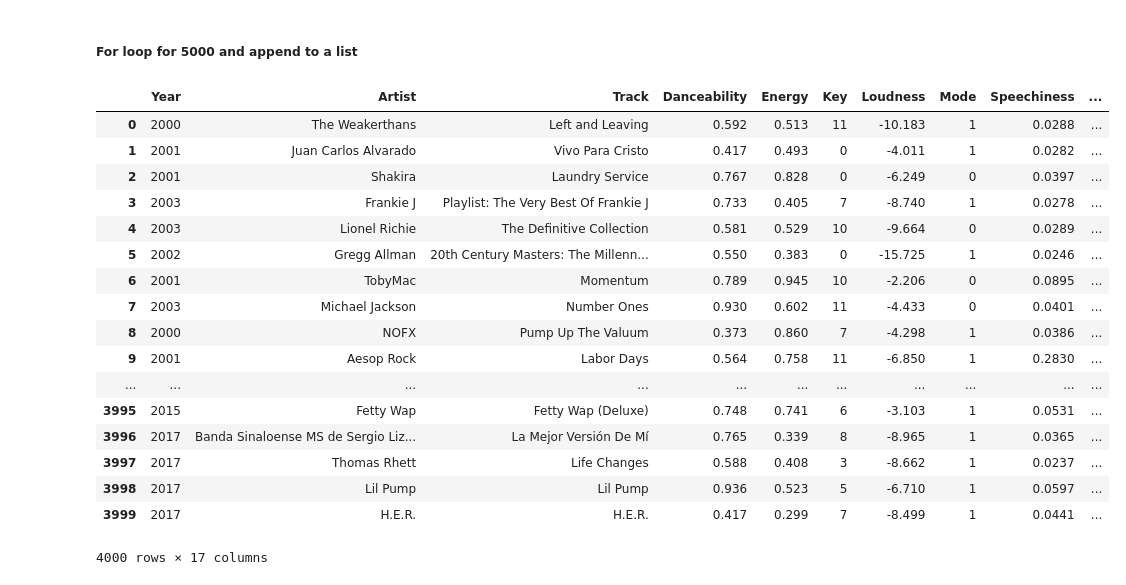
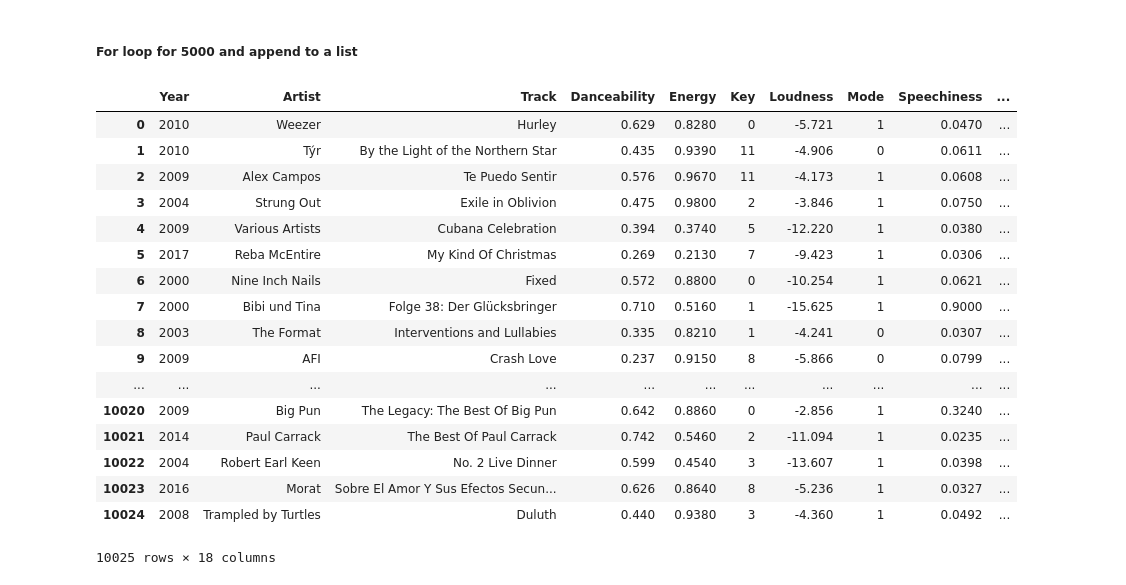
Before and after one commit to shazlie/ToolsProject, a Jupyter notebook: Generating-Random-Songs (2).ipynb, the cells around one changed output. Saved outputs shown, nothing was run; the diff lists cells and outputs as text; code cells hidden in the pictures.

Commit message:
Added artist popularity and song popularity
Extracted 10k more randomized songs with artist popularity and song popularity (the initial one didn't include those features).

```diff
--- a/Generating-Random-Songs (2).ipynb
+++ b/Generating-Random-Songs (2).ipynb
@@ -26,9 +26,9 @@ def get_randomsong_features():
     # generate a random offset
     rand1to1000 = range(1,10000)
     RandomOffset=random.choice(rand1to1000)
-
-    songs=sp.search(q='year:2004-2009',limit=1,offset=RandomOffset,type="track", market="US")
-
+    year=range(2000,2018)
+    RandomYear=str(random.choice(year))
+    songs=sp.search(q='tag:hipster',limit=1,offset=RandomOffset,type="track", market="US")
     items = songs['tracks']['items']
     track=items[0]
     song_id = str(track["id"])
@@ -67,51 +90,47 @@ for i in range(0,1100):
 # %%
-# random for 2009-2013
-songs_features3=[]
-for i in range(0,1000):
+
+#'tag:hipster'
+songs_features5=[]
+for i in range(0,1500):
     danceability, energy, key, loudness, mode,speechiness,acousticness, instrumentalness, liveness, valence, tempo, type_, id_,uri, track_href,analysis_url,duration_ms, time_signature=get_randomsong_features().values()
     track_info = sp.track(uri)
-    artist_name = artist_name = track_info['album']['artists'][0]['name']
+    artist_name = track_info['album']['artists'][0]['name']
     track_name = track_info['album']['name']
+    artists=sp.search('artist:'+artist_name+'*' , type='artist')
+    try:
+        artist_popularity = artists['artists']['items'][0]['popularity']
+    except:
+        artist_popularity = 0
     track_year = track_info['album']['release_date'][0:4]
     track_pop=track_info['popularity']
-    songs_features3.append((track_year,artist_name,track_name,danceability, energy, key, loudness, mode, speechiness,acousticness, instrumentalness, liveness, valence, tempo,track_pop,duration_ms, time_signature))
+    songs_features5.append((track_year,artist_name,track_name,danceability, energy, key, loudness, mode, speechiness,acousticness, instrumentalness, liveness, valence, tempo,artist_popularity,track_pop,duration_ms, time_signature))
+    allsongs=songs_features+songs_features3+songs_features5
-# %%
-# random for 2013-2017
-songs_features4=[]
-for i in range(0,2000):
-    danceability, energy, key, loudness, mode,speechiness,acousticness, instrumentalness, liveness, valence, tempo, type_, id_,uri, track_href,analysis_url,duration_ms, time_signature=get_randomsong_features().values()
-    track_info = sp.track(uri)
-    artist_name = artist_name = track_info['album']['artists'][0]['name']
-    track_name = track_info['album']['name']
-    track_year = track_info['album']['release_date'][0:4]
-    track_pop=track_info['popularity']
-    songs_features4.append((track_year,artist_name,track_name,danceability, energy, key, loudness, mode, speechiness,acousticness, instrumentalness, liveness, valence, tempo,track_pop,duration_ms, time_signature))
 # %%
-allsongs=songs_features+songs_features3+songs_features4
 # Create a DataFrame
+allsongs=songs_features+songs_features3+songs_features5+songs_features4
 import pandas as pd
 
 columns_ = ["Year", "Artist", "Track", "Danceability","Energy", "Key", "Loudness", "Mode", "Speechiness", "Acousticness",
-          "Instrumentalness", "Liveness", "Valence", "Tempo","Song Popularity", "Duration_ms", "Time Signature"]
+          "Instrumentalness", "Liveness", "Valence", "Tempo","Artist Popilarity","Song Popularity", "Duration_ms", "Time Signature"]
 df =pd.DataFrame(allsongs, columns=columns_)
 df
 # %% [output]
 |  | Year | Artist | Track | Danceability | Energy | Key | Loudness | Mode | Speechiness | ... |
-| 0 | 2000 | The Weakerthans | Left and Leaving | 0.592 | 0.513 | 11 | -10.183 | 1 | 0.0288 | ... |
-| 1 | 2001 | Juan Carlos Alvarado | Vivo Para Cristo | 0.417 | 0.493 | 0 | -4.011 | 1 | 0.0282 | ... |
-| 2 | 2001 | Shakira | Laundry Service | 0.767 | 0.828 | 0 | -6.249 | 0 | 0.0397 | ... |
-| 3 | 2003 | Frankie J | Playlist: The Very Best Of Frankie J | 0.733 | 0.405 | 7 | -8.740 | 1 | 0.0278 | ... |
-| 4 | 2003 | Lionel Richie | The Definitive Collection | 0.581 | 0.529 | 10 | -9.664 | 0 | 0.0289 | ... |
-| 5 | 2002 | Gregg Allman | 20th Century Masters: The Millenn... | 0.550 | 0.383 | 0 | -15.725 | 1 | 0.0246 | ... |
-| 6 | 2001 | TobyMac | Momentum | 0.789 | 0.945 | 10 | -2.206 | 0 | 0.0895 | ... |
-| 7 | 2003 | Michael Jackson | Number Ones | 0.930 | 0.602 | 11 | -4.433 | 0 | 0.0401 | ... |
-| 8 | 2000 | NOFX | Pump Up The Valuum | 0.373 | 0.860 | 7 | -4.298 | 1 | 0.0386 | ... |
-| 9 | 2001 | Aesop Rock | Labor Days | 0.564 | 0.758 | 11 | -6.850 | 1 | 0.2830 | ... |
+| 0 | 2010 | Weezer | Hurley | 0.629 | 0.8280 | 0 | -5.721 | 1 | 0.0470 | ... |
+| 1 | 2010 | Týr | By the Light of the Northern Star | 0.435 | 0.9390 | 11 | -4.906 | 0 | 0.0611 | ... |
+| 2 | 2009 | Alex Campos | Te Puedo Sentir | 0.576 | 0.9670 | 11 | -4.173 | 1 | 0.0608 | ... |
+| 3 | 2004 | Strung Out | Exile in Oblivion | 0.475 | 0.9800 | 2 | -3.846 | 1 | 0.0750 | ... |
+| 4 | 2009 | Various Artists | Cubana Celebration | 0.394 | 0.3740 | 5 | -12.220 | 1 | 0.0380 | ... |
+| 5 | 2017 | Reba McEntire | My Kind Of Christmas | 0.269 | 0.2130 | 7 | -9.423 | 1 | 0.0306 | ... |
+| 6 | 2000 | Nine Inch Nails | Fixed | 0.572 | 0.8800 | 0 | -10.254 | 1 | 0.0621 | ... |
+| 7 | 2000 | Bibi und Tina | Folge 38: Der Glücksbringer | 0.710 | 0.5160 | 1 | -15.625 | 1 | 0.9000 | ... |
+| 8 | 2003 | The Format | Interventions and Lullabies | 0.335 | 0.8210 | 1 | -4.241 | 0 | 0.0307 | ... |
+| 9 | 2009 | AFI | Crash Love | 0.237 | 0.9150 | 8 | -5.866 | 0 | 0.0799 | ... |
 | ... | ... | ... | ... | ... | ... | ... | ... | ... | ... | ... |
-| 3995 | 2015 | Fetty Wap | Fetty Wap (Deluxe) | 0.748 | 0.741 | 6 | -3.103 | 1 | 0.0531 | ... |
-| 3996 | 2017 | Banda Sinaloense MS de Sergio Liz... | La Mejor Versión De Mí | 0.765 | 0.339 | 8 | -8.965 | 1 | 0.0365 | ... |
-| 3997 | 2017 | Thomas Rhett | Life Changes | 0.588 | 0.408 | 3 | -8.662 | 1 | 0.0237 | ... |
-| 3998 | 2017 | Lil Pump | Lil Pump | 0.936 | 0.523 | 5 | -6.710 | 1 | 0.0597 | ... |
-| 3999 | 2017 | H.E.R. | H.E.R. | 0.417 | 0.299 | 7 | -8.499 | 1 | 0.0441 | ... |
+| 10020 | 2009 | Big Pun | The Legacy: The Best Of Big Pun | 0.642 | 0.8860 | 0 | -2.856 | 1 | 0.3240 | ... |
+| 10021 | 2014 | Paul Carrack | The Best Of Paul Carrack | 0.742 | 0.5460 | 2 | -11.094 | 1 | 0.0235 | ... |
+| 10022 | 2004 | Robert Earl Keen | No. 2 Live Dinner | 0.599 | 0.4540 | 3 | -13.607 | 1 | 0.0398 | ... |
+| 10023 | 2016 | Morat | Sobre El Amor Y Sus Efectos Secun... | 0.626 | 0.8640 | 8 | -5.236 | 1 | 0.0327 | ... |
+| 10024 | 2008 | Trampled by Turtles | Duluth | 0.440 | 0.9380 | 3 | -4.360 | 1 | 0.0492 | ... |
-4000 rows × 17 columns
+10025 rows × 18 columns
 # %%
```
Also changed, not shown: parts of 4 cells of this notebook, 1 other file.
